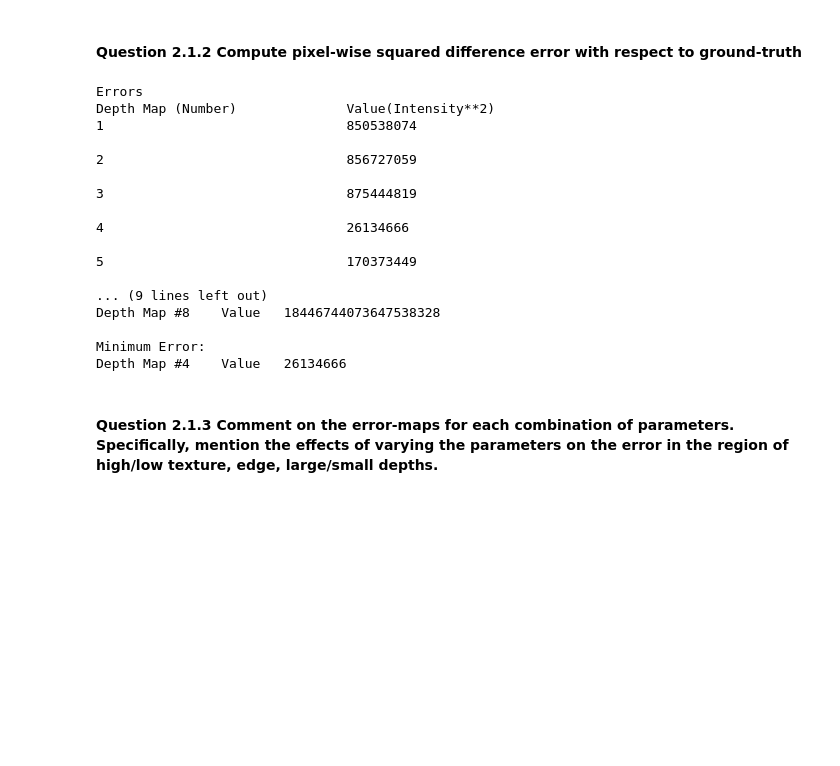
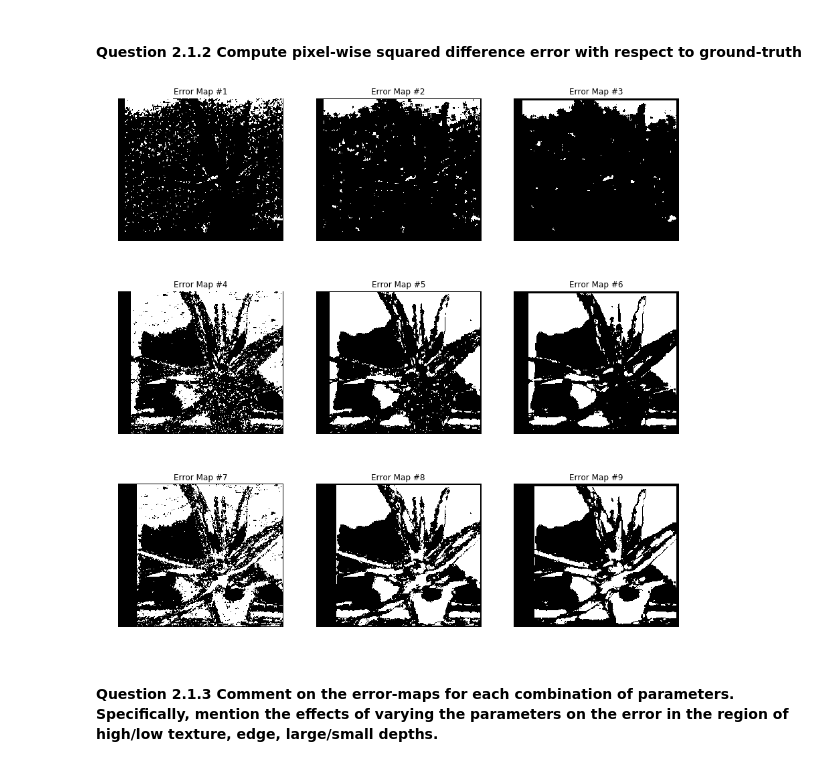
Before and after one commit to mattesko/ECSE415-Assignments, a Jupyter notebook: Assignment_3/Depth_Estimation.ipynb, the cells around one changed output. Drawn from its saved outputs; the diff is of its cells as text; code cells hidden in the pictures; blank space fills up the shorter version.

Commit message:
Fix depth maps squared error

```diff
--- a/Assignment_3/Depth_Estimation.ipynb
+++ b/Assignment_3/Depth_Estimation.ipynb
@@ -91,36 +91,29 @@ plt.show()
 # %%
 def computeSSD(img1, img2):
     return np.uint64(np.sum((img1-img2)**2))
+# %%
+def computeErrorSquared(img1, img2):
+    return np.uint64((img1-img2)**2)
 # %%
 error = []
 for i in range(9):
-    error.append(computeSSD(disp[i], img_disp1))
+    error.append(computeErrorSquared(disp[i] + 15, img_disp1))
 
-print('Errors')
-print(str.format('Depth Map (Number)\t\tValue(Intensity**2)'))
+# print('Errors')
+# print(str.format('Depth Map (Number)\t\tValue(Intensity**2)'))
+print('Error Maps ')
+plt.figure(figsize=(15,15))
 for i in range(9):
-    print(str.format('{}\t\t\t\t{}\n', i + 1, error[i]))
+    plt.subplot(331 + i)
+    plt.imshow(error[i], "gray")
+    plt.title(str.format('Error Map #{}', i + 1)), plt.axis('off')
+#     print(str.format('{}\t\t\t\t{}\n', i + 1, error[i]))
+plt.show()
 
-print(str.format('Maximum Error: \nDepth Map #{}\tValue\t{}\n', np.argmax(error) + 1, np.max(error)))
-print(str.format('Minimum Error: \nDepth Map #{}\tValue\t{}', np.argmin(error) + 1, np.min(error)))
+# print(str.format('Maximum Error: \nDepth Map #{}\tValue\t{}\n', np.argmax(error) + 1, np.max(error)))
+# print(str.format('Minimum Error: \nDepth Map #{}\tValue\t{}', np.argmin(error) + 1, np.min(error)))
 # %% [output]
-Errors
-Depth Map (Number)              Value(Intensity**2)
-1                               850538074
-
-2                               856727059
-
-3                               875444819
-
-4                               26134666
-
-5                               170373449
-
-... (9 lines left out)
-Depth Map #8    Value   18446744073647538328
-
-Minimum Error:
-Depth Map #4    Value   26134666
+[figure, added]
 # %% [markdown]
 #### Question 2.1.3 Comment on the error-maps for each combination of parameters. Specifically, mention the effects of varying the parameters on the error in the region of high/low texture, edge, large/small depths.
 # %% [markdown]
```
Also changed, not shown: parts of 1 cell of this notebook.
